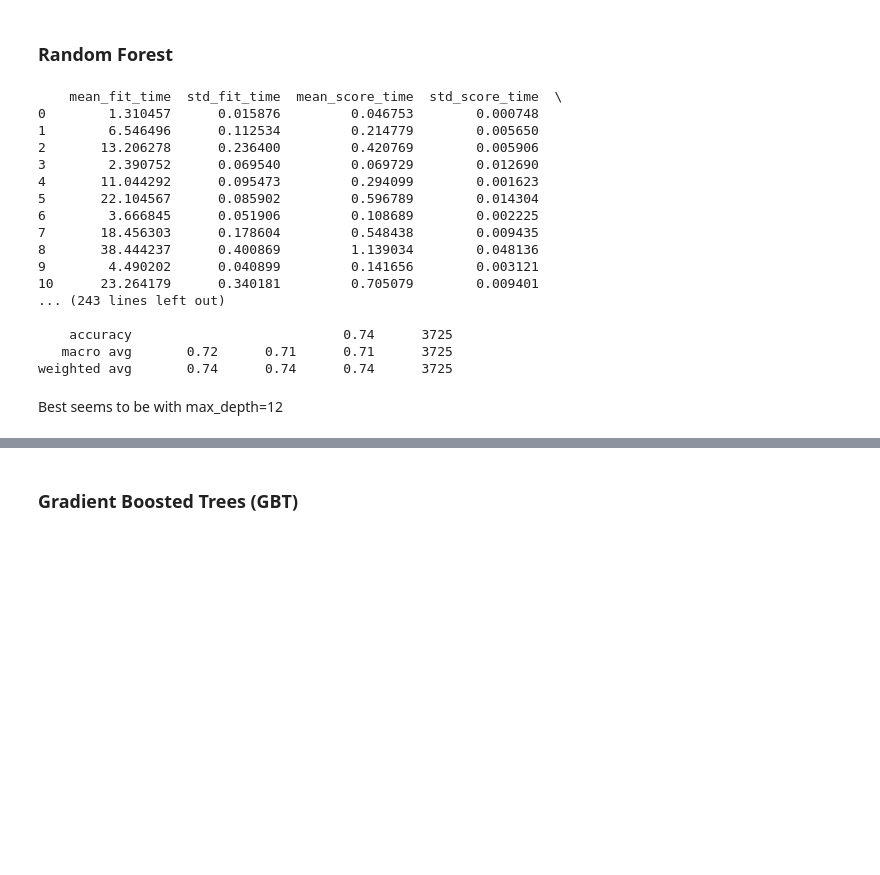
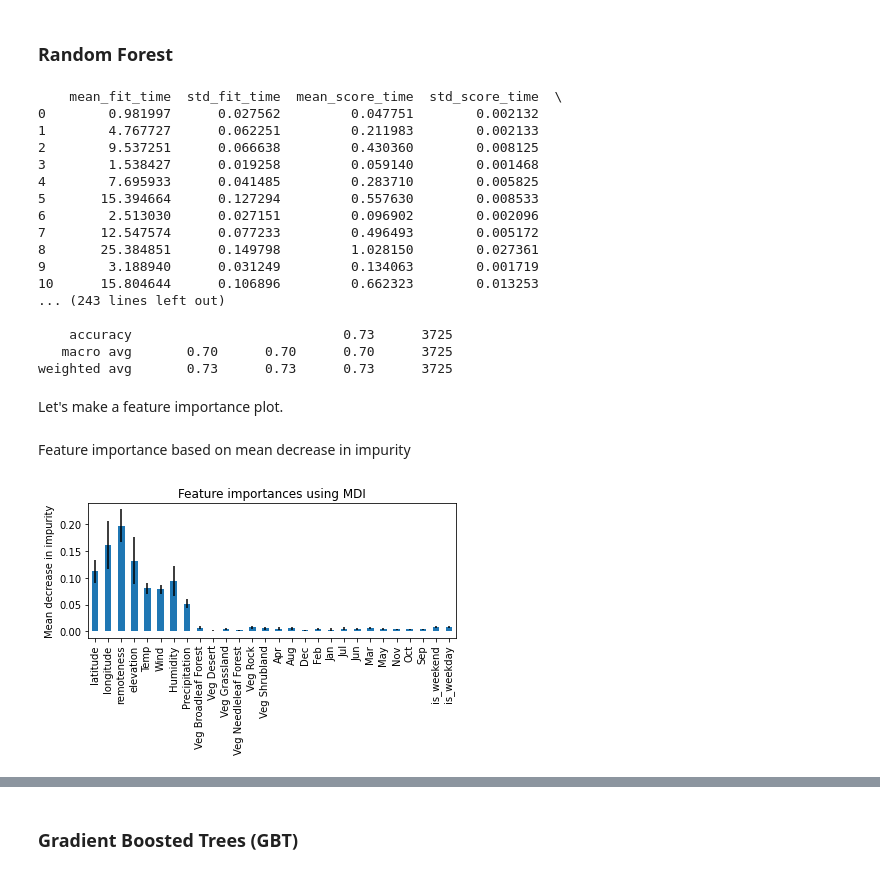
Before and after one commit to DMAgit/Thesis-BSc-Tilburg, a Jupyter notebook: main.ipynb, the cells around one changed output, grey strips where cells are left out. Cells and saved outputs as stored; diff of their text form; code cells hidden in the pictures; blank space fills up the shorter version.

```diff
--- a/main.ipynb
+++ b/main.ipynb
@@ -316,11 +339,3 @@ Now lets train the final SVM
-# %%
-svm = SVC(C = 0.25)
-multi_svm = MultiOutputClassifier(svm, n_jobs=-1)
-multi_svm.fit(X_train, y_train)
-
-print(f"Kernel SVM train score: {multi_svm.score(X_train, y_train)}")  # 0.7018077680329335
-print(f"Kernel SVM test score: {multi_svm.score(X_test, y_test)}")  # 0.6977181208053691
-print("\n")
 # %% [markdown]
 ### Decision Tree
 # %%
@@ -363,10 +376,3 @@ Best max_depth is 5 -->  0.72060144
-# %%
-dt = DecisionTreeClassifier(max_depth=5)
-dt.fit(X_train, y_train)
-
-print(f"Decision Tree train score: {dt.score(X_train, y_train)}")  # 0.7240618101545254
-print(f"Decision Tree test score: {dt.score(X_test, y_test)}")  # 0.7103355704697987
-print("\n")
 # %% [markdown]
 ### Random Forest
 # %%
@@ -375,7 +381,9 @@ from sklearn.model_selection import GridSearchCV
 
 param_grid = {'max_depth': [4, 8, 16, 32, 64, 128, 256, 512], 'n_estimators': [100, 500, 1000], 'criterion': ['gini', 'entropy']}
 
-grid_searchRF = GridSearchCV(RandomForestClassifier(), param_grid, cv=5, n_jobs=-1)
+rf_cl = RandomForestClassifier()
+
+grid_searchRF = GridSearchCV(rf_cl, param_grid, cv=5, n_jobs=-1)
 grid_searchRF.fit(X_train, y_train)
 RF_ResultsDf = pd.DataFrame(grid_searchRF.cv_results_)
 
@@ -389,28 +397,37 @@ print('Results on the test set:')
 print(classification_report(y_true, y_pred))
 # %% [output]
     mean_fit_time  std_fit_time  mean_score_time  std_score_time  \
-0        1.310457      0.015876         0.046753        0.000748
-1        6.546496      0.112534         0.214779        0.005650
-2       13.206278      0.236400         0.420769        0.005906
-3        2.390752      0.069540         0.069729        0.012690
-4       11.044292      0.095473         0.294099        0.001623
-5       22.104567      0.085902         0.596789        0.014304
-6        3.666845      0.051906         0.108689        0.002225
-7       18.456303      0.178604         0.548438        0.009435
-8       38.444237      0.400869         1.139034        0.048136
-9        4.490202      0.040899         0.141656        0.003121
-10      23.264179      0.340181         0.705079        0.009401
+0        0.981997      0.027562         0.047751        0.002132
+1        4.767727      0.062251         0.211983        0.002133
+2        9.537251      0.066638         0.430360        0.008125
+3        1.538427      0.019258         0.059140        0.001468
+4        7.695933      0.041485         0.283710        0.005825
+5       15.394664      0.127294         0.557630        0.008533
+6        2.513030      0.027151         0.096902        0.002096
+7       12.547574      0.077233         0.496493        0.005172
+8       25.384851      0.149798         1.028150        0.027361
+9        3.188940      0.031249         0.134063        0.001719
+10      15.804644      0.106896         0.662323        0.013253
 ... (243 lines left out)
 
-    accuracy                           0.74      3725
-   macro avg       0.72      0.71      0.71      3725
-weighted avg       0.74      0.74      0.74      3725
+    accuracy                           0.73      3725
+   macro avg       0.70      0.70      0.70      3725
+weighted avg       0.73      0.73      0.73      3725
-# %% [markdown]
-Best seems to be with max_depth=12
-# %%
-rf = RandomForestClassifier(max_depth=12, n_jobs=-1)
-rf.fit(X_train, y_train)
-
-print(f"Random Forest train score: {rf.score(X_train, y_train)}")  # 0.7210786945886284
-print(f"Random Forest test score: {rf.score(X_test, y_test)}")  # 0.6877852348993289
-print("\n")
+# %% [markdown]
+Let's make a feature importance plot.
+# %% [markdown]
+Feature importance based on mean decrease in impurity
+# %%
+importances = grid_searchRF.best_estimator_.feature_importances_
+std = np.std([
+    tree.feature_importances_ for tree in grid_searchRF.best_estimator_.estimators_], axis=0)
+
+forestImportances = pd.Series(importances, index=X_train.columns)
+
+fig, ax = plt.subplots()
+forestImportances.plot.bar(yerr=std, ax=ax)
+ax.set_title("Feature importances using MDI")
+ax.set_ylabel("Mean decrease in impurity")
+fig.tight_layout()
+# %% [output]
+[figure, added]
```
Also changed, not shown: parts of 28 cells of this notebook.
